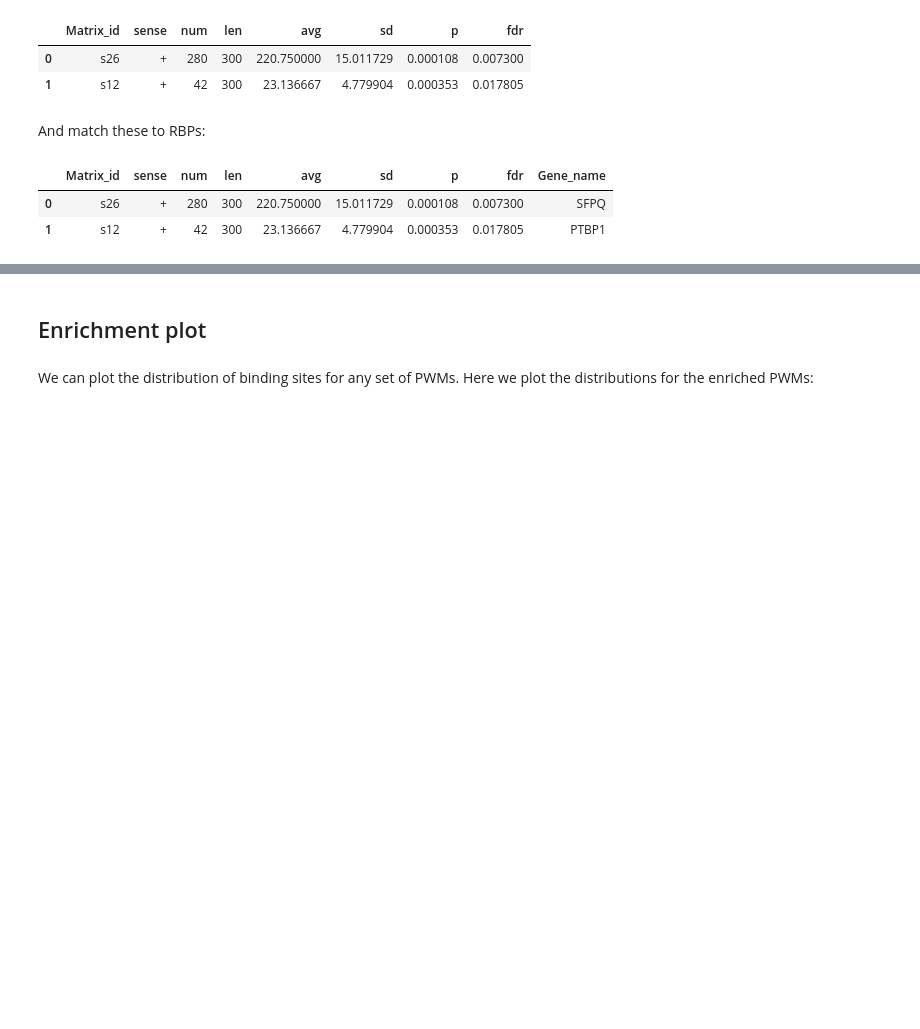
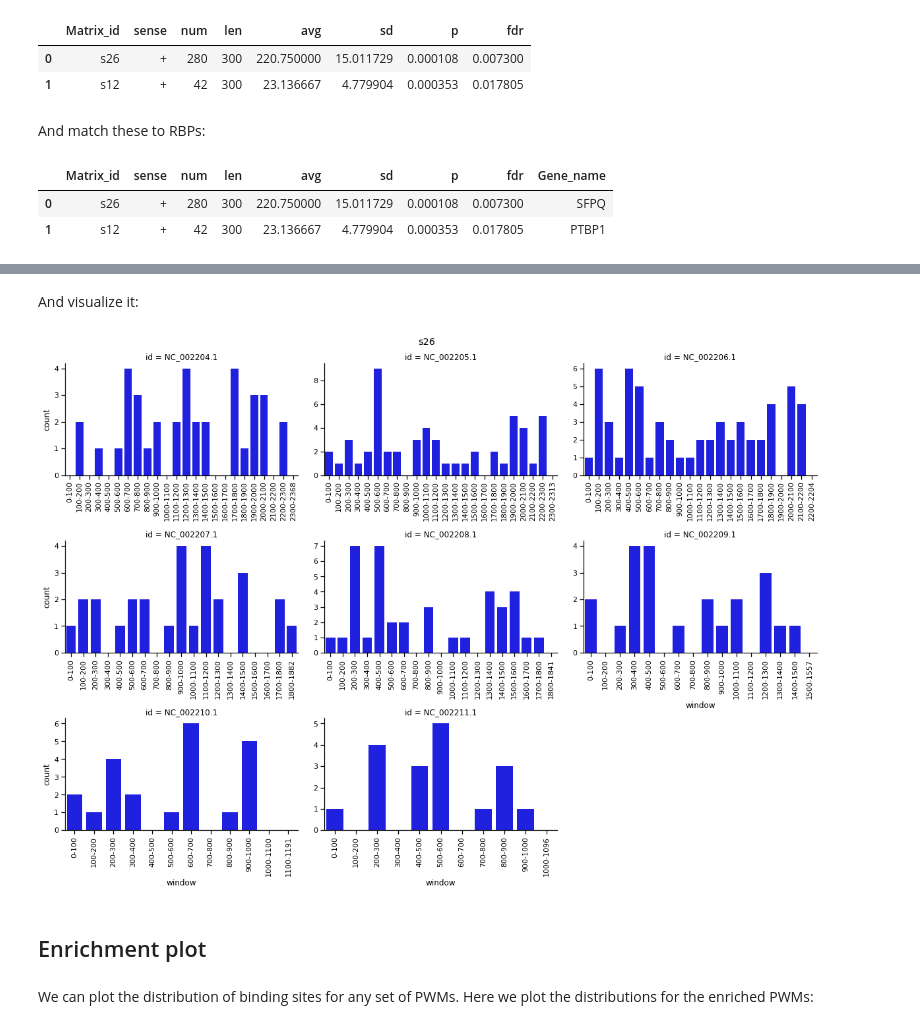
Before and after one commit to gruber-sciencelab/SMEAGOL, a Jupyter notebook: vignette_1.ipynb, the cells around one changed output, grey strips where cells are left out. Cells and saved outputs as stored; diff of their text form; code cells hidden in the pictures; blank space fills up the shorter version.

```diff
--- a/vignette_1.ipynb
+++ b/vignette_1.ipynb
@@ -313,0 +315,3 @@ enr_pos.head()
+# %%
+r = count_in_sliding_windows(real_sites[real_sites.sense=='+'], genome, 's26', 100)
+r.head()
@@ -314,3 +325,9 @@ enr_pos.head()
+# %% [markdown]
+And visualize it:
+# %%
+sliding_window_count_plot(r, cols=3, title='s26')
+# %% [output]
+[figure, added]
 # %% [markdown]
 ## Enrichment plot
 # %% [markdown]
```
Also changed, not shown: parts of 15 cells of this notebook.
